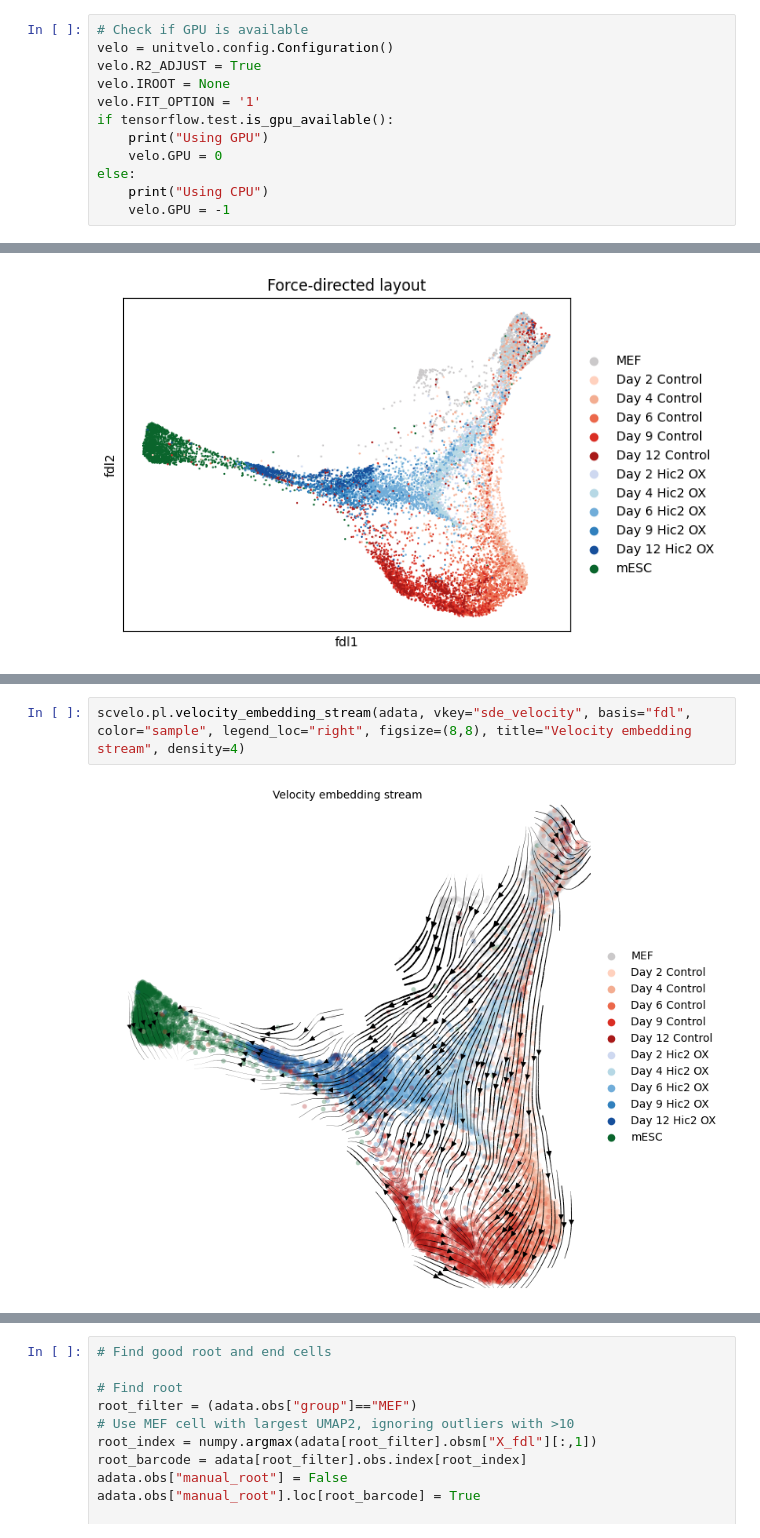
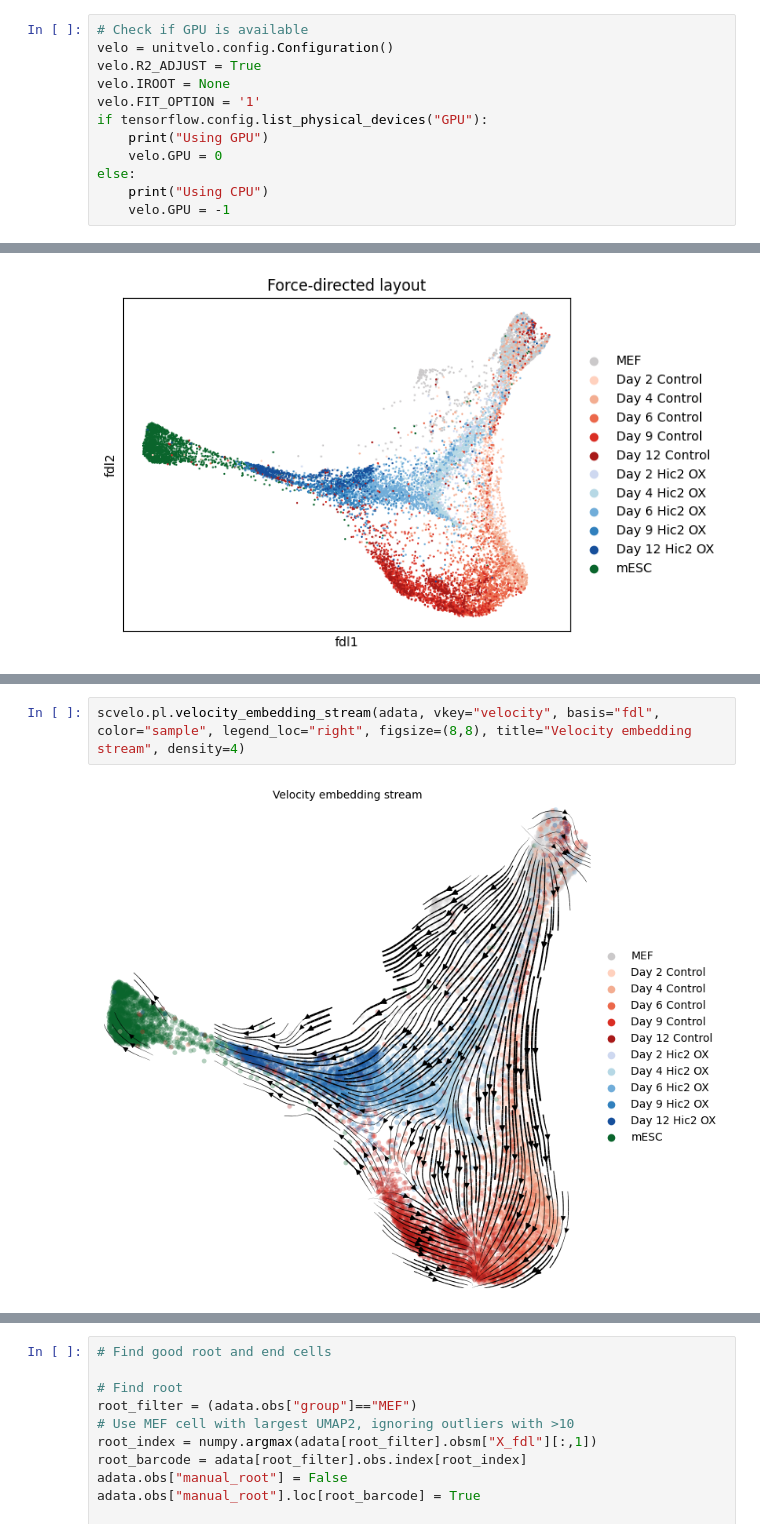
Before and after one commit to logolyte/hic2_masters_project, a Jupyter notebook: Unitvelo.ipynb, the cells around one changed output, grey strips where cells are left out. Cells and saved outputs as stored; diff of their text form.

```diff
--- a/Unitvelo.ipynb
+++ b/Unitvelo.ipynb
@@ -32,7 +30,7 @@ velo = unitvelo.config.Configuration()
 velo.R2_ADJUST = True
 velo.IROOT = None
 velo.FIT_OPTION = '1'
-if tensorflow.test.is_gpu_available():
+if tensorflow.config.list_physical_devices("GPU"):
     print("Using GPU")
     velo.GPU = 0
 else:
@@ -168,4 +158,4 @@ computing velocity embedding
 # %%
-scvelo.pl.velocity_embedding_stream(adata, vkey="sde_velocity", basis="fdl", color="sample", legend_loc="right", figsize=(8,8), title="Velocity embedding stream", density=4)
+scvelo.pl.velocity_embedding_stream(adata, vkey="velocity", basis="fdl", color="sample", legend_loc="right", figsize=(8,8), title="Velocity embedding stream", density=4)
 # %% [output]
-[figure, old version]
+[figure, new version]
```
Also changed, not shown: parts of 13 cells of this notebook, 1 other file.
